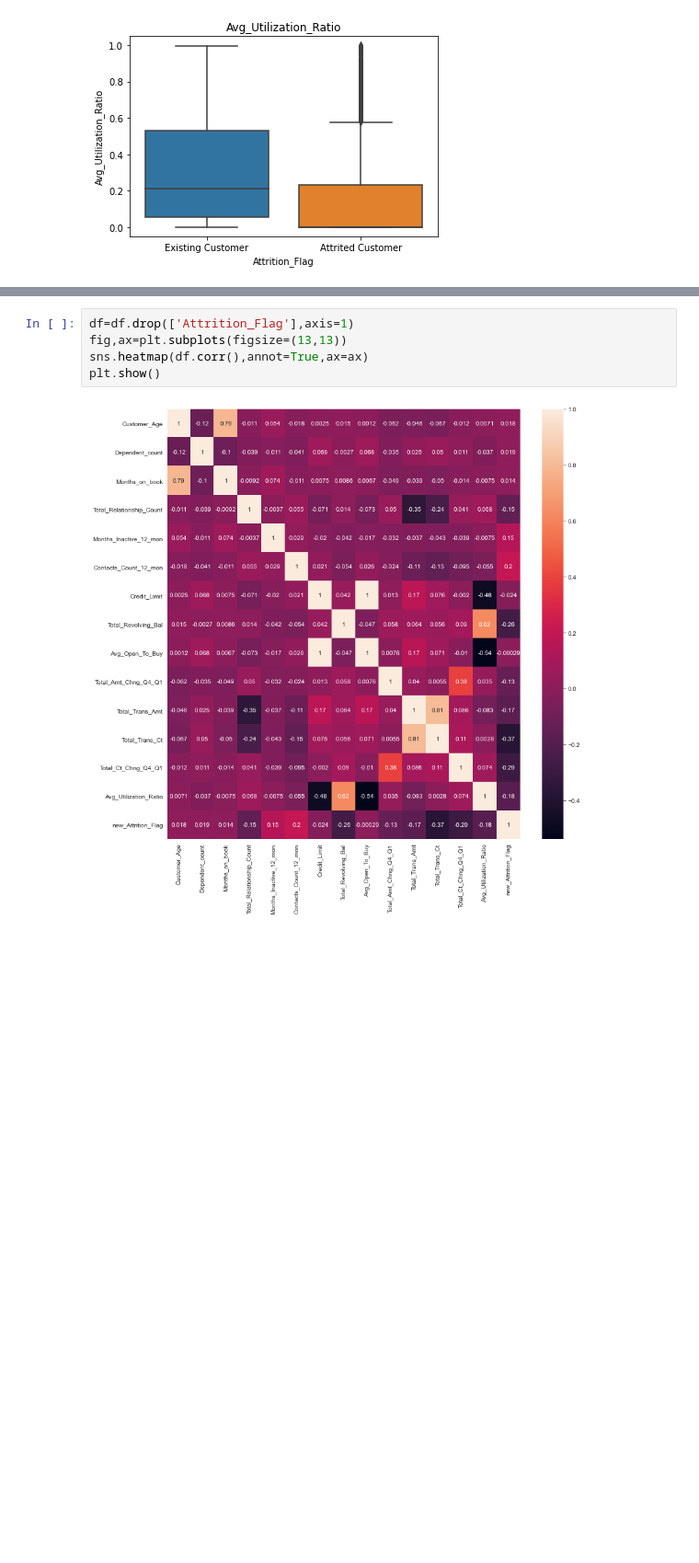
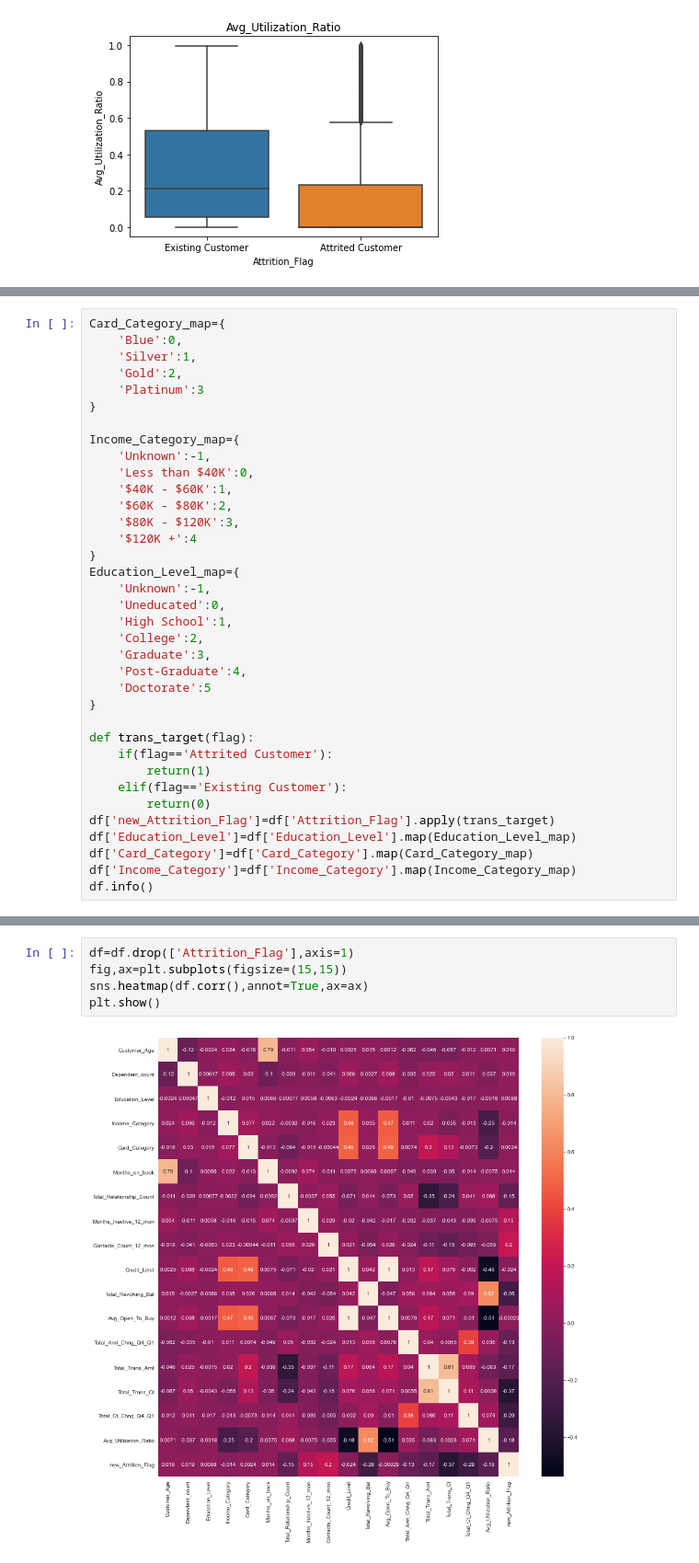
Before and after one commit to jason272727/Side-Project, a Jupyter notebook: Project2.ipynb, the cells around one changed output, grey strips where cells are left out. Shown at 92% size. Saved outputs shown, nothing was run; the diff lists cells and outputs as text; blank space fills up the shorter version.

```diff
--- a/Project2.ipynb
+++ b/Project2.ipynb
@@ -267,0 +294,36 @@ Name: new_Attrition_Flag, dtype: int64
+# %%
+Card_Category_map={
+    'Blue':0,
+    'Silver':1,
+    'Gold':2,
+    'Platinum':3
+}
+
+Income_Category_map={
+    'Unknown':-1,
+    'Less than $40K':0,
+    '$40K - $60K':1,
+    '$60K - $80K':2,
+    '$80K - $120K':3,
+    '$120K +':4
+}
+Education_Level_map={
+    'Unknown':-1,
+    'Uneducated':0,
+    'High School':1,
+    'College':2,
+    'Graduate':3,
+    'Post-Graduate':4,
+    'Doctorate':5
+}
+
+def trans_target(flag):
+    if(flag=='Attrited Customer'):
+        return(1)
+    elif(flag=='Existing Customer'):
+        return(0)
+df['new_Attrition_Flag']=df['Attrition_Flag'].apply(trans_target)
+df['Education_Level']=df['Education_Level'].map(Education_Level_map)
+df['Card_Category']=df['Card_Category'].map(Card_Category_map)
+df['Income_Category']=df['Income_Category'].map(Income_Category_map)
+df.info()
@@ -268,7 +368,7 @@ Name: new_Attrition_Flag, dtype: int64
 # %%
 df=df.drop(['Attrition_Flag'],axis=1)
-fig,ax=plt.subplots(figsize=(13,13))
+fig,ax=plt.subplots(figsize=(15,15))
 sns.heatmap(df.corr(),annot=True,ax=ax)
 plt.show()
 # %% [output]
-[figure, old version]
+[figure, new version]
```
Also changed, not shown: parts of 60 cells of this notebook.
